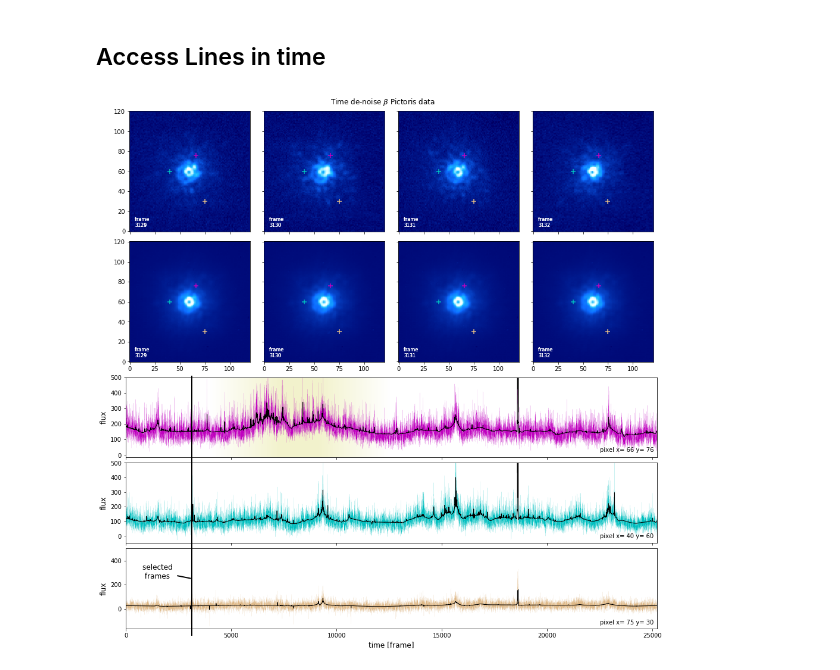
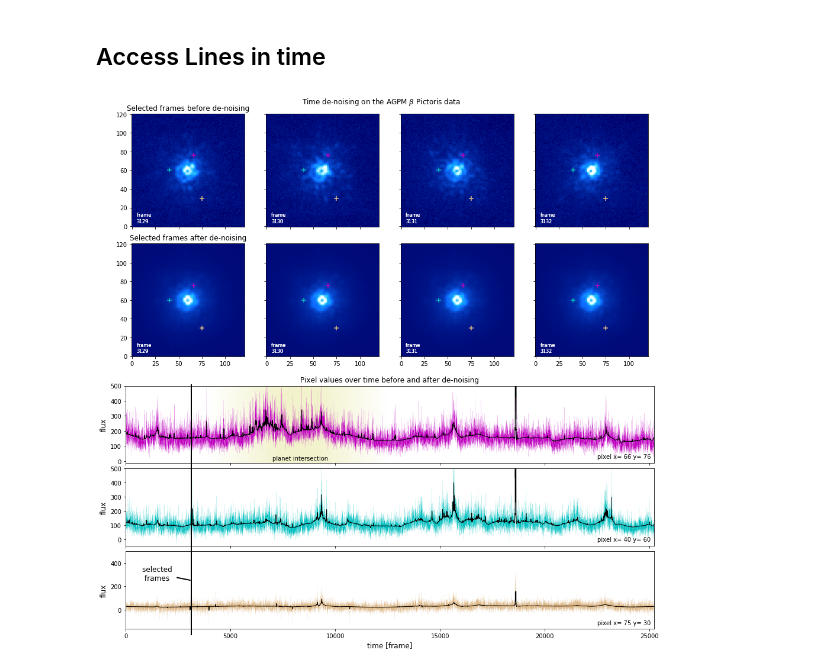
Before and after one commit to patapisp/PynPoint, a Jupyter notebook: Paper_Notebooks/PSF Stabilization Plot.ipynb, the cells around one changed output. Saved outputs shown, nothing was run; the diff lists cells and outputs as text; code cells hidden in the pictures.

Commit message:
Finish Plot for PSF Stabilization

```diff
--- a/Paper_Notebooks/PSF Stabilization Plot.ipynb
+++ b/Paper_Notebooks/PSF Stabilization Plot.ipynb
@@ -68,14 +68,14 @@ import matplotlib.image as mpimg
 
 space = (5, len(images_soft_wv))
 
-gs0 = gridspec.GridSpec(2, 1, hspace=0.06)
+gs0 = gridspec.GridSpec(2, 1, hspace=0.12)
 
 fig= plt.figure(figsize=(16, 16))
 
 gsimgs = gridspec.GridSpecFromSubplotSpec(2, len(images_soft_wv),
                                           subplot_spec=gs0[0],
-                                          hspace=0.08,
-                                          wspace=0.05)
+                                          hspace=0.15,
+                                          wspace=0.08)
 
 gsplots = gridspec.GridSpecFromSubplotSpec(len(indices), 1,
                                            subplot_spec=gs0[1],
@@ -96,6 +96,9 @@ for i in range(len(images_no_wv)):
     if j>0:
         plt.setp(ax1.get_yticklabels()[:], visible=False)
         plt.setp(ax2.get_yticklabels()[:], visible=False)
+    else:
+        ax1.set_title("Selected frames before de-noising")
+        ax2.set_title("Selected frames after de-noising")
     j+=1
 
 # add plots
@@ -121,39 +124,45 @@ ax_planet.imshow(gradient ,
 plot_ind(ax_planet, indices[0], colors[0])
 plt.setp(ax_planet.get_xticklabels()[:], visible=False)
 ax_planet.set_xlim(xmin=[0, len(test_line_no_wv)])
+ax_planet.set_title("Pixel values over time before and after de-noising",
+                    fontsize=12)
+ax_planet.text(7000,
+               np.min(test_line_no_wv) + 14,
+               "planet intersection",
+               va='center')
 
 # inner
 ax_inter = fig.add_subplot(gsplots[1], sharex=ax_planet)
 plot_ind(ax_inter, indices[1], colors[1])
 plt.setp(ax_inter.get_xticklabels()[:], visible=False)
 ax_inter.set_xlim(xmin=[0, len(test_line_no_wv)])
 
 # outer
 ax_outer = fig.add_subplot(gsplots[2], sharex=ax_planet)
 plot_ind(ax_outer, indices[2], colors[2])
 ax_outer.set_xlim(xmin=[0, len(test_line_no_wv)])
 
 ax_outer.set_xlabel("time [frame]", size=12)
 
 ax_outer.axvline(x=3129,
                  ymin=-0.08,
                  ymax=3.15,
                  c="black",
                  linewidth=2,
                  clip_on=False)
 ax_outer.annotate('selected \n frames',
                   xy=(3129, 250),
                   xytext=(800, 250),
                   size=12,
                   arrowprops=dict(arrowstyle="-",
                                   lw=2,
                                   facecolor='black',
                                   connectionstyle="arc3"))
 
-st = fig.suptitle(r"Time de-noise $\beta$ Pictoris data",
+st = fig.suptitle(r"Time de-noising on the AGPM $\beta$ Pictoris data",
                   fontsize=12)
-st.set_y(0.9)
+st.set_y(0.905)
 # %% [output]
-[figure, old version]
+[figure, new version]
 # %%
 fig.savefig("Plots/time_stabilization.pdf")
```
